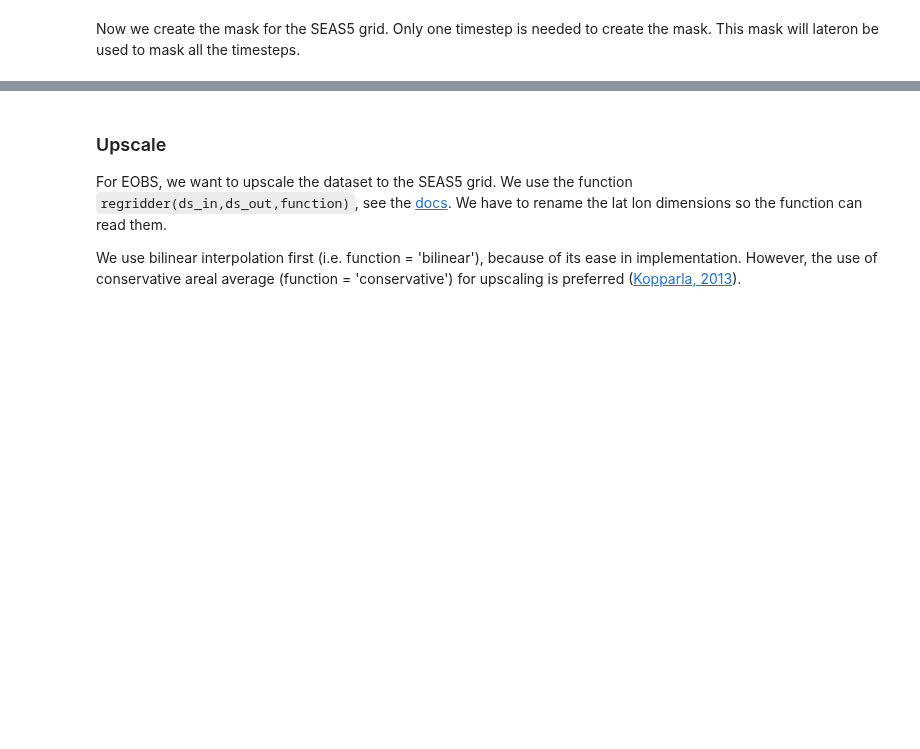
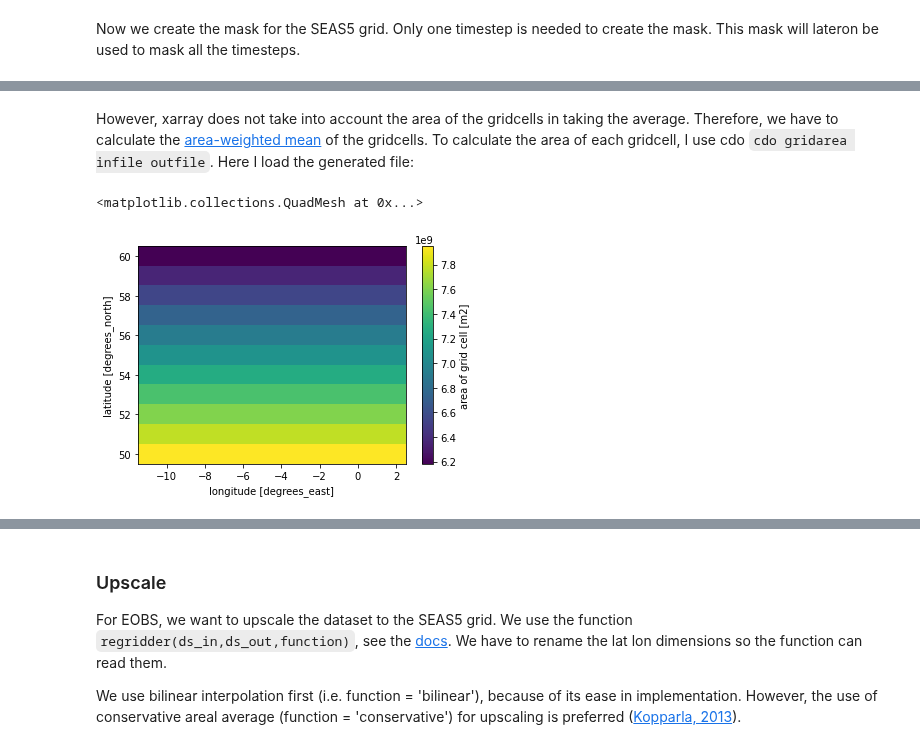
Before and after one commit to ECMWFCode4Earth/UNSEEN-open, a Jupyter notebook: doc/Notebooks/2.Preprocess/2.3Upscale.ipynb, the cells around one changed output, grey strips where cells are left out. Cells and saved outputs as stored; diff of their text form; code cells hidden in the pictures; blank space fills up the shorter version.

```diff
--- a/doc/Notebooks/2.Preprocess/2.3Upscale.ipynb
+++ b/doc/Notebooks/2.Preprocess/2.3Upscale.ipynb
@@ -102,0 +147,8 @@ Coordinates:
+# %% [markdown]
+However, xarray does not take into account the area of the gridcells in taking the average. Therefore, we have to calculate the [area-weighted mean](http://xarray.pydata.org/en/stable/examples/area_weighted_temperature.html) of the gridcells. To calculate the area of each gridcell, I use cdo `cdo gridarea infile outfile`. Here I load the generated file:
+# %%
+Gridarea_SEAS5 = xr.open_dataset('../UK_example/Gridarea_SEAS5.nc')
+Gridarea_SEAS5['cell_area'].plot()
+# %% [output]
+<matplotlib.collections.QuadMesh at 0x...>
+[figure, added]
```
Also changed, not shown: parts of 21 cells of this notebook, 4 other files.
